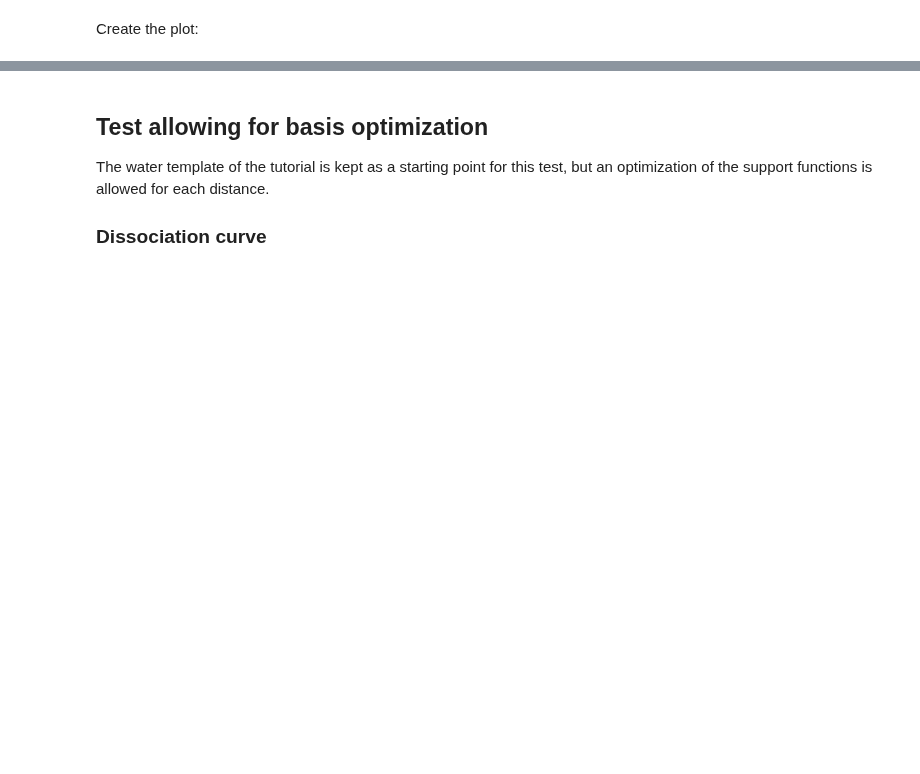
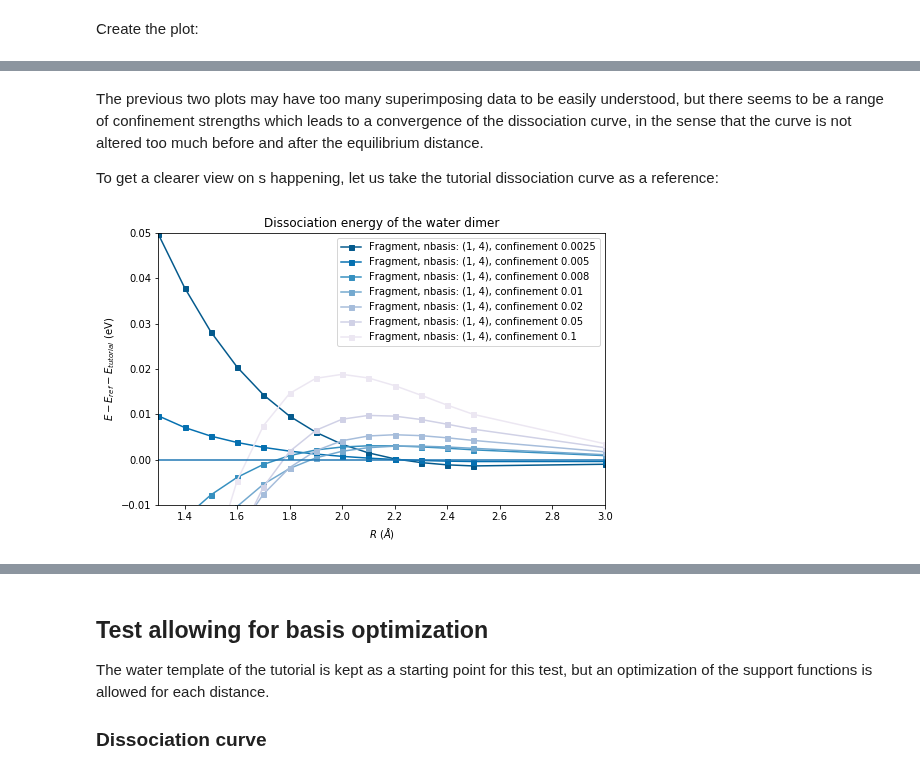
Before and after one commit to luigigenovese/BigDFT-nb, a Jupyter notebook: CDFT-H2O/H2O_dimer_tests.ipynb, the cells around one changed output, grey strips where cells are left out. Saved outputs shown, nothing was run; the diff lists cells and outputs as text; code cells hidden in the pictures; blank space fills up the shorter version.

```diff
--- a/CDFT-H2O/H2O_dimer_tests.ipynb
+++ b/CDFT-H2O/H2O_dimer_tests.ipynb
@@ -775,0 +828,25 @@ There is a limited impact of the confinement at high distance, but it can be of
+# %% [markdown]
+The previous two plots may have too many superimposing data to be easily understood, but there seems to be a range of confinement strengths which leads to a convergence of the dissociation curve, in the sense that the curve is not altered too much before and after the equilibrium distance.
+
+To get a clearer view on s happening, let us take the tutorial dissociation curve as a reference:
+# %%
+# Lists of markers and colors (for matplotlib)
+colors = ['#045a8d', '#0570b0', '#3690c0', '#74a9cf', '#a6bddb', '#d0d1e6', '#ece7f2']
+markers = ['s']*len(confinements)
+size = [5]*len(confinements)
+
+# Plot with matplotlib
+plt.figure(figsize=(8,5))
+for i, data in enumerate(curves[1:]):
+    plt.plot(data['distances'], data['energies']-curves[0]['energies'], marker=markers[i],
+             ls='-', label=data['legend'], color=colors[i], ms=size[i])
+plt.ylim([-0.01, 0.05])
+plt.xlim([1.3, 3.0])
+plt.axhline(0)
+plt.xlabel('$R$ ($\AA$)')
+plt.ylabel('$E-E_{ref}-E_{tutorial}$ (eV)')
+plt.title('Dissociation energy of the water dimer')
+plt.legend()
+plt.show()
+# %% [output]
+[figure, added]
```
Also changed, not shown: parts of 20 cells of this notebook, 1 other file.
